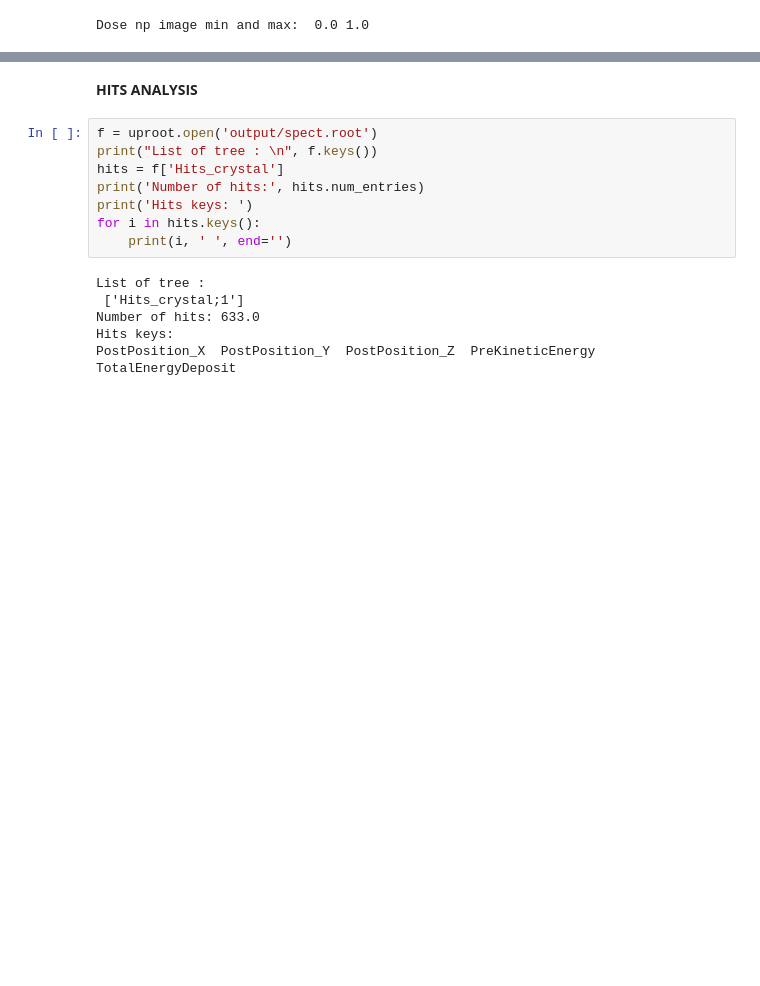
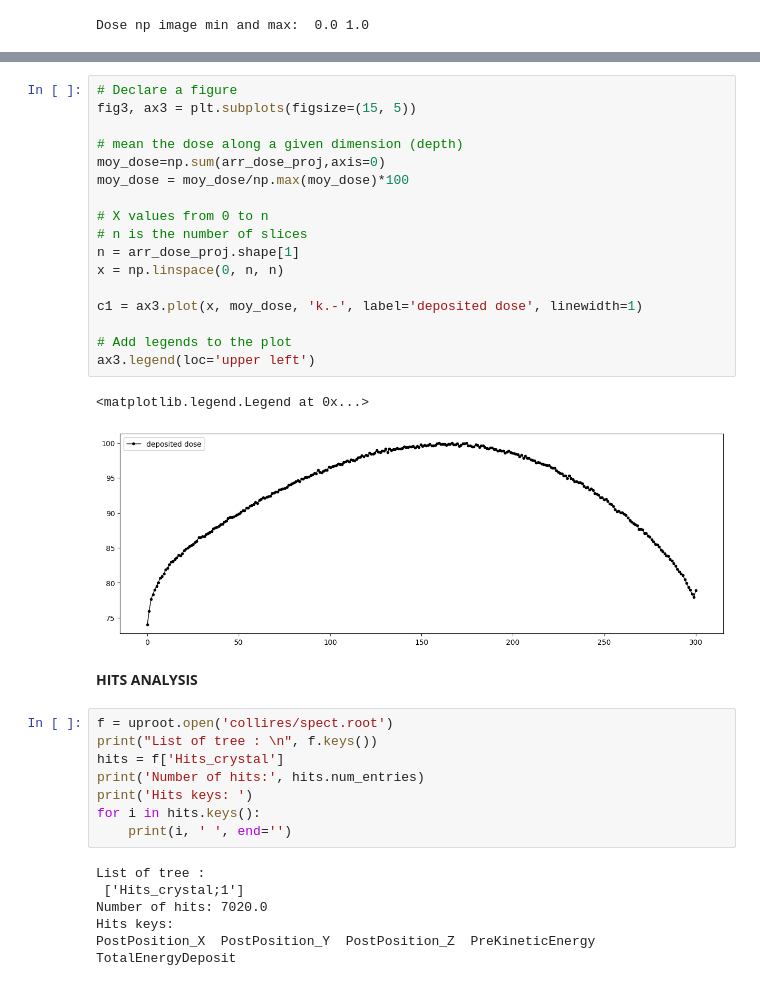
Before and after one commit to francescouni0/VHEE_monitor, a Jupyter notebook: analysis.ipynb, the cells around one changed output, grey strips where cells are left out. Drawn from its saved outputs; the diff is of its cells as text; blank space fills up the shorter version.

```diff
--- a/analysis.ipynb
+++ b/analysis.ipynb
@@ -133,7 +150,27 @@ ax3.legend(loc='upper left')
+# %%
+# Declare a figure
+fig3, ax3 = plt.subplots(figsize=(15, 5))
+
+# mean the dose along a given dimension (depth)
+moy_dose=np.sum(arr_dose_proj,axis=0)
+moy_dose = moy_dose/np.max(moy_dose)*100
+
+# X values from 0 to n
+# n is the number of slices
+n = arr_dose_proj.shape[1]
+x = np.linspace(0, n, n)
+
+c1 = ax3.plot(x, moy_dose, 'k.-', label='deposited dose', linewidth=1)
+
+# Add legends to the plot
+ax3.legend(loc='upper left')
+# %% [output]
+<matplotlib.legend.Legend at 0x...>
+[figure, added]
 # %% [markdown]
 **HITS ANALYSIS**
 # %%
-f = uproot.open('output/spect.root')
+f = uproot.open('collires/spect.root')
 print("List of tree : \n", f.keys())
 hits = f['Hits_crystal']
 print('Number of hits:', hits.num_entries)
@@ -143,7 +180,7 @@ for i in hits.keys():
 # %% [output]
 List of tree :
  ['Hits_crystal;1']
-Number of hits: 633.0
+Number of hits: 7020.0
 Hits keys:
 PostPosition_X  PostPosition_Y  PostPosition_Z  PreKineticEnergy  TotalEnergyDeposit
 # %%
```
Also changed, not shown: parts of 10 cells of this notebook, 3 other files.
